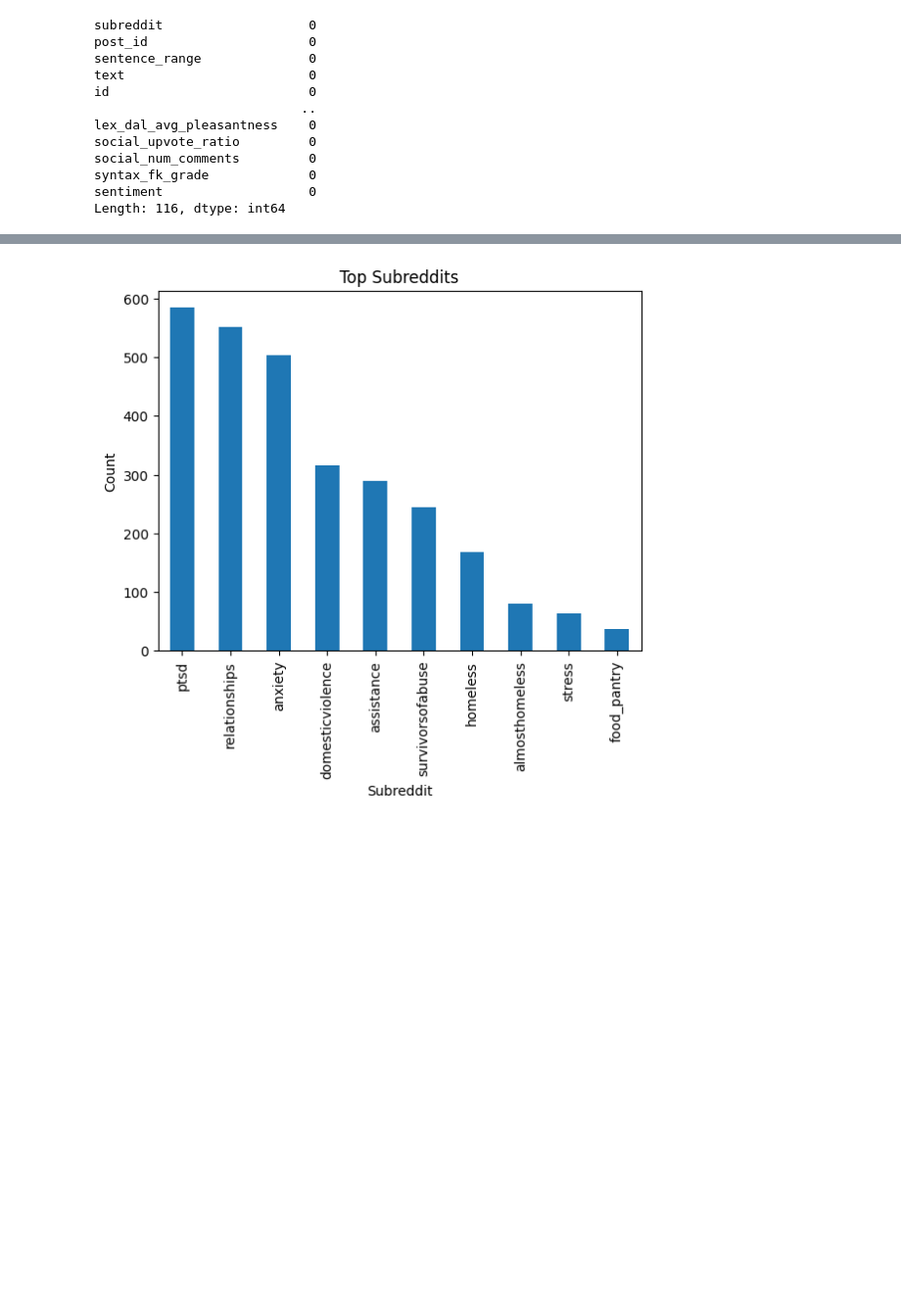
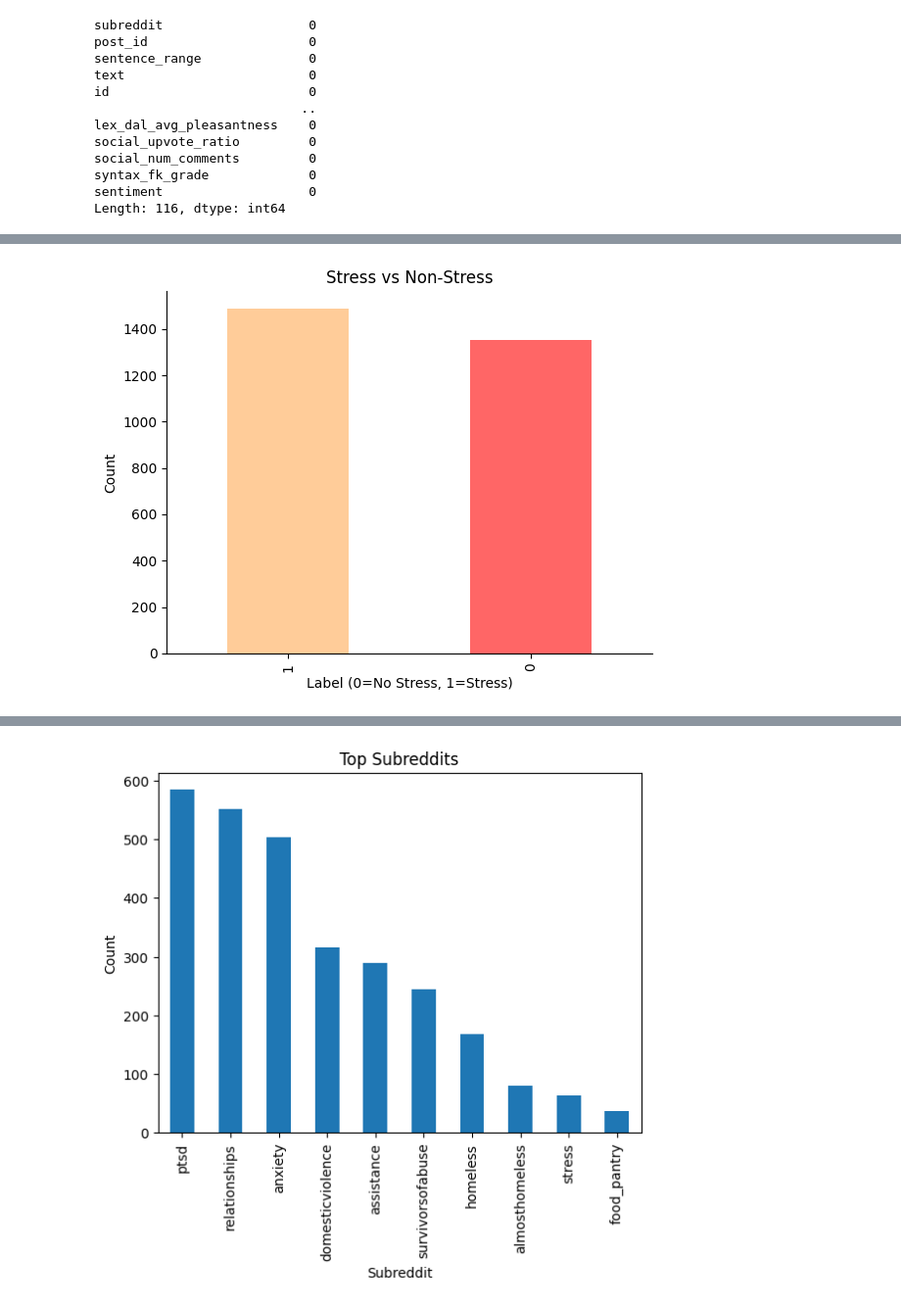
Before and after one commit to Ratn2005/stress-detection-analysis, a Jupyter notebook: Stress_Analysis (1).ipynb, the cells around one changed output, grey strips where cells are left out. Shown at 98% size. Cells and saved outputs as stored; diff of their text form; code cells hidden in the pictures; blank space fills up the shorter version.

```diff
--- a/Stress_Analysis (1).ipynb
+++ b/Stress_Analysis (1).ipynb
@@ -73,0 +89,11 @@ plt.show()
+# %%
+import matplotlib.pyplot as plt
+
+df['label'].value_counts().plot(kind='bar',color=['#ffcc99', '#ff6666'])
+plt.title("Stress vs Non-Stress")
+plt.xlabel("Label (0=No Stress, 1=Stress)")
+plt.ylabel("Count")
+sns.despine() #removes the top and right borders
+plt.show()
+# %% [output]
+[figure, new version]
```
Also changed, not shown: parts of 17 cells of this notebook, 1 other file.
